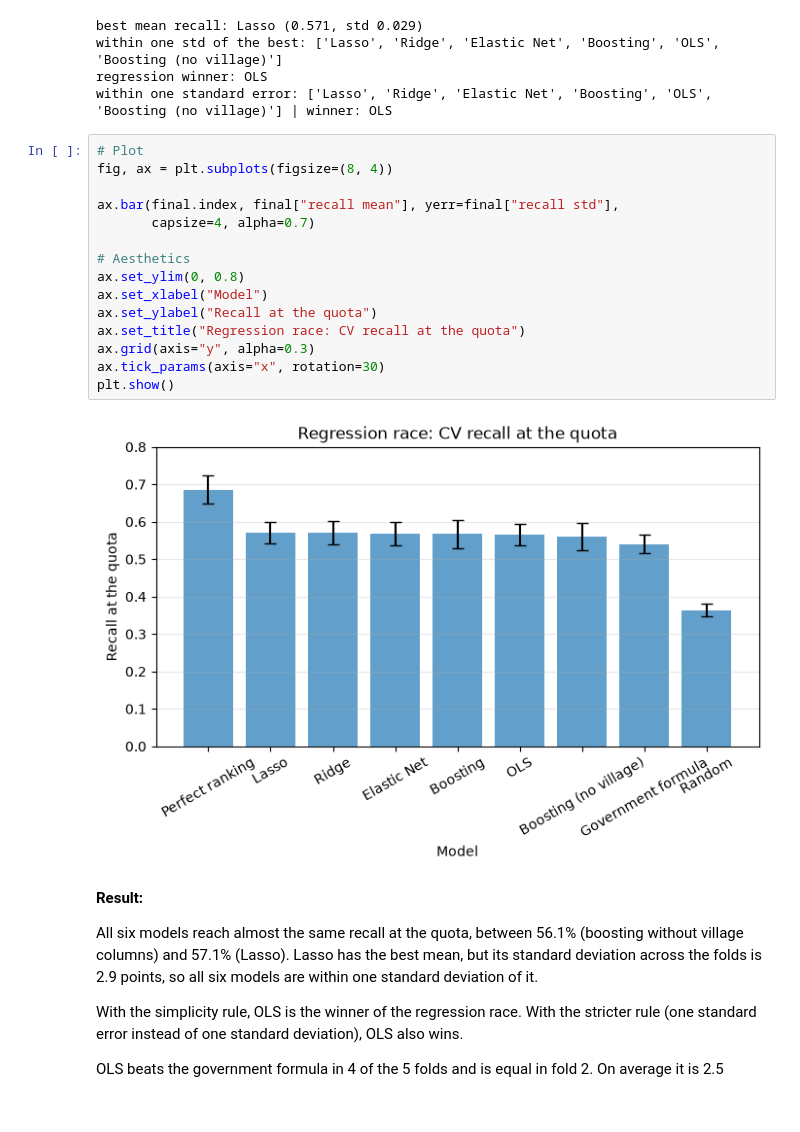
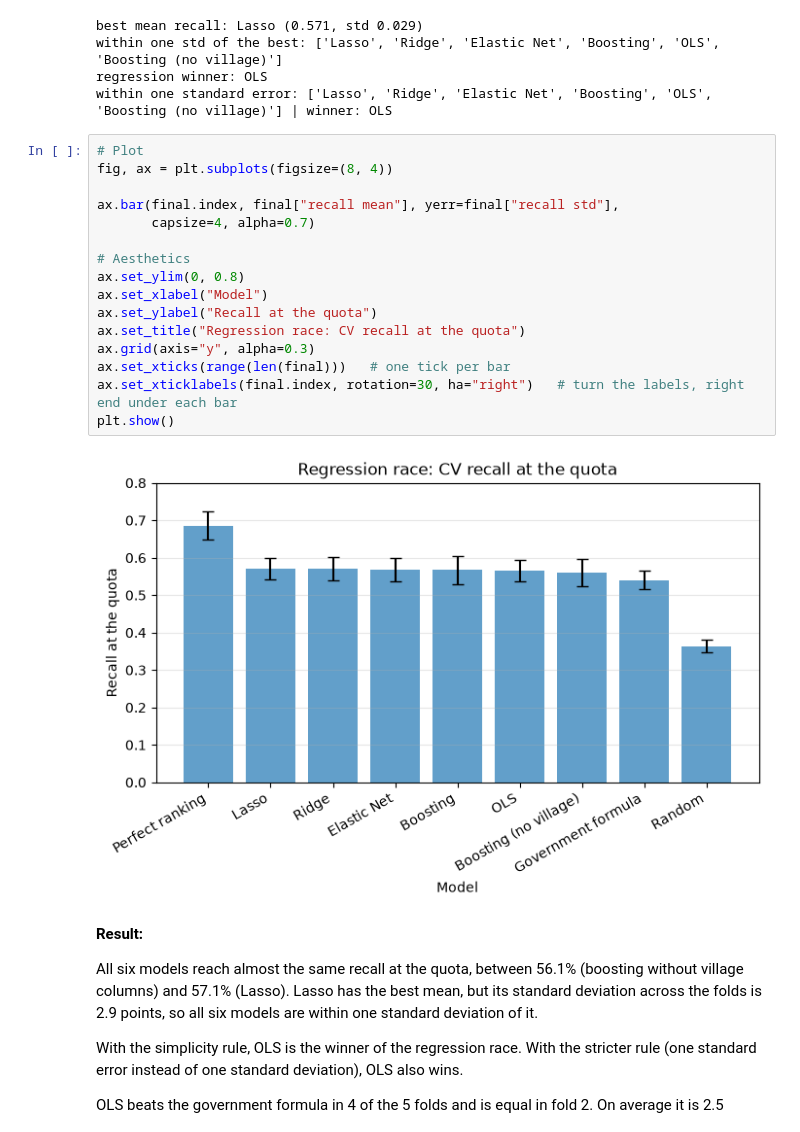
Before and after one commit to StellaI-G/Project_Group0, a Jupyter notebook: notebooks/04a_regression_setB.ipynb, the cells around one changed output. Cells and saved outputs as stored; diff of their text form.

```diff
--- a/notebooks/04a_regression_setB.ipynb
+++ b/notebooks/04a_regression_setB.ipynb
@@ -762,20 +772,21 @@ within one standard error: ['Lasso', 'Ridge', 'Elastic Net', 'Boosting', 'OLS',
 # %%
 # Plot
 fig, ax = plt.subplots(figsize=(8, 4))
 
 ax.bar(final.index, final["recall mean"], yerr=final["recall std"],
        capsize=4, alpha=0.7)
 
 # Aesthetics
 ax.set_ylim(0, 0.8)
 ax.set_xlabel("Model")
 ax.set_ylabel("Recall at the quota")
 ax.set_title("Regression race: CV recall at the quota")
 ax.grid(axis="y", alpha=0.3)
-ax.tick_params(axis="x", rotation=30)
+ax.set_xticks(range(len(final)))   # one tick per bar
+ax.set_xticklabels(final.index, rotation=30, ha="right")   # turn the labels, right end under each bar
 plt.show()
 # %% [output]
-[figure, old version]
+[figure, new version]
 # %% [markdown]
 **Result:**
 
```
Also changed, not shown: parts of 2 cells of this notebook, 1 other file.
